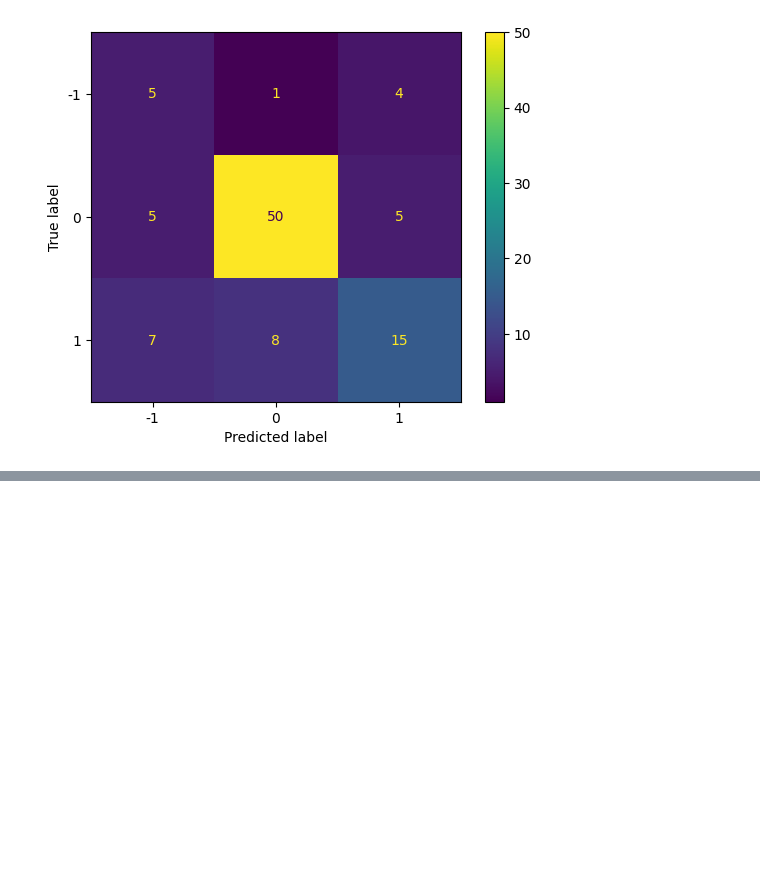
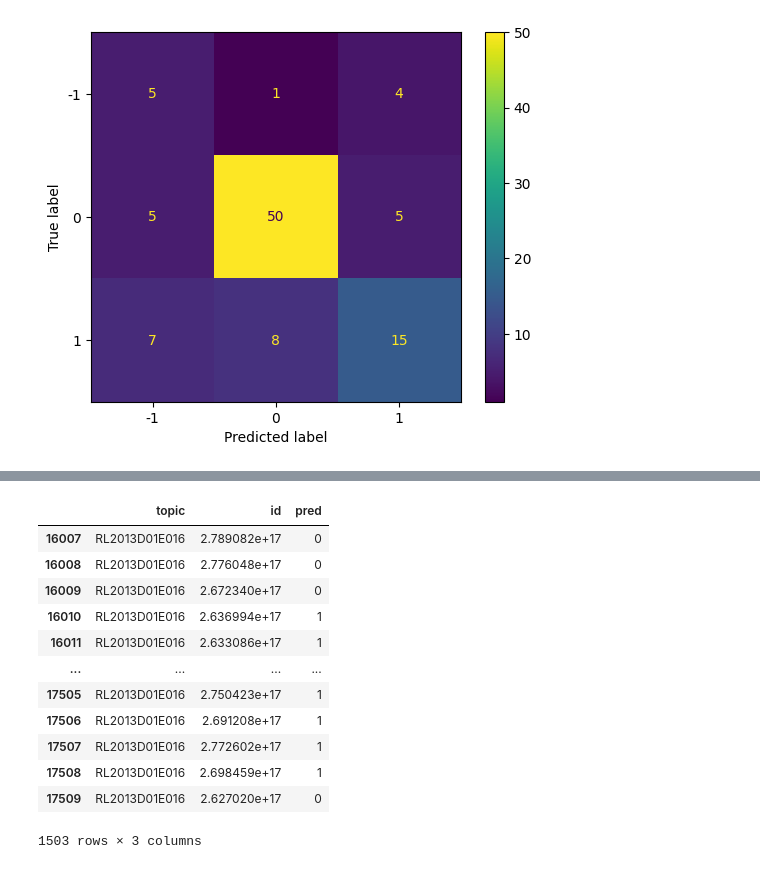
Before and after one commit to ale0xb/CEM_ORD-python, a Jupyter notebook: notebooks/playground.ipynb, the cells around one changed output, grey strips where cells are left out. Cells and saved outputs as stored; diff of their text form; code cells hidden in the pictures; blank space fills up the shorter version.

```diff
--- a/notebooks/playground.ipynb
+++ b/notebooks/playground.ipynb
@@ -113,0 +230,16 @@ pd.DataFrame(results)
+# %%
+pred[pred['topic'] == 'RL2013D01E016']
+# %% [output]
+|  | topic | id | pred |
+| 16007 | RL2013D01E016 | 2.789082e+17 | 0 |
+| 16008 | RL2013D01E016 | 2.776048e+17 | 0 |
+| 16009 | RL2013D01E016 | 2.672340e+17 | 0 |
+| 16010 | RL2013D01E016 | 2.636994e+17 | 1 |
+| 16011 | RL2013D01E016 | 2.633086e+17 | 1 |
+| ... | ... | ... | ... |
+| 17505 | RL2013D01E016 | 2.750423e+17 | 1 |
+| 17506 | RL2013D01E016 | 2.691208e+17 | 1 |
+| 17507 | RL2013D01E016 | 2.772602e+17 | 1 |
+| 17508 | RL2013D01E016 | 2.698459e+17 | 1 |
+| 17509 | RL2013D01E016 | 2.627020e+17 | 0 |
+1503 rows × 3 columns
```
Also changed, not shown: parts of 12 cells of this notebook.
